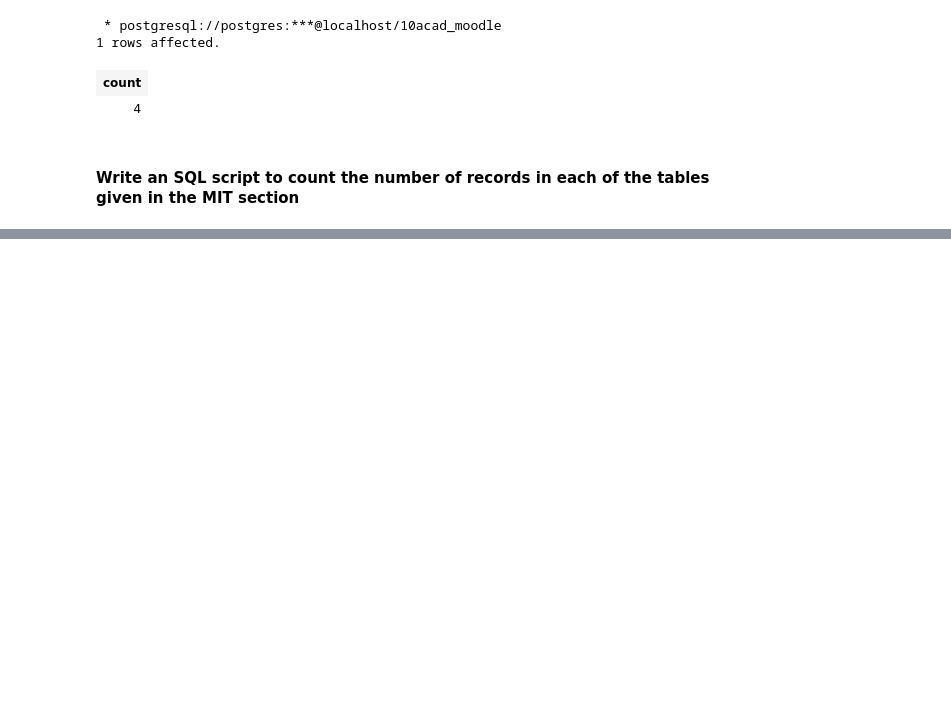
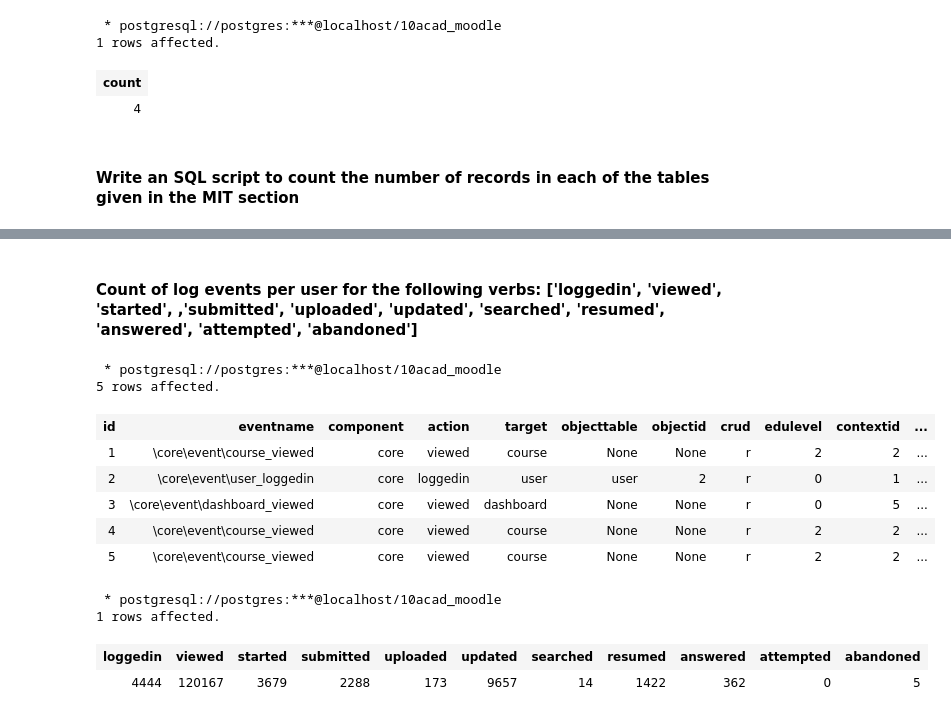
Before and after one commit to tijesunimiolashore/Educational-Data-Log-Analysis, a Jupyter notebook: Educational_Data_Analysis.ipynb, the cells around one changed output, grey strips where cells are left out. Saved outputs shown, nothing was run; the diff lists cells and outputs as text; code cells hidden in the pictures; blank space fills up the shorter version.

```diff
--- a/Educational_Data_Analysis.ipynb
+++ b/Educational_Data_Analysis.ipynb
@@ -96,0 +146,35 @@ SELECT (SELECT COUNT(*) FROM mdl_logstore_standard_log) as mdl_logstore_standard
+# %% [markdown]
+#### Count of log events per user for the following verbs: ['loggedin', 'viewed', 'started', ,'submitted', 'uploaded', 'updated', 'searched', 'resumed', 'answered', 'attempted', 'abandoned']
+# %%
+%%sql
+
+SELECT * FROM mdl_logstore_standard_log LIMIT 5
+# %% [output]
+ * postgresql://postgres:***@localhost/10acad_moodle
+5 rows affected.
+| id | eventname | component | action | target | objecttable | objectid | crud | edulevel | contextid | ... |
+| 1 | \core\event\course_viewed | core | viewed | course | None | None | r | 2 | 2 | ... |
+| 2 | \core\event\user_loggedin | core | loggedin | user | user | 2 | r | 0 | 1 | ... |
+| 3 | \core\event\dashboard_viewed | core | viewed | dashboard | None | None | r | 0 | 5 | ... |
+| 4 | \core\event\course_viewed | core | viewed | course | None | None | r | 2 | 2 | ... |
+| 5 | \core\event\course_viewed | core | viewed | course | None | None | r | 2 | 2 | ... |
+# %%
+%%sql
+
+SELECT
+  (SELECT COUNT(action) AS loggedin FROM mdl_logstore_standard_log WHERE action = 'loggedin'),
+    (SELECT COUNT(action) AS viewed FROM mdl_logstore_standard_log WHERE action = 'viewed'),
+      (SELECT COUNT(action) AS started FROM mdl_logstore_standard_log WHERE action = 'started'),
+        (SELECT COUNT(action) AS submitted FROM mdl_logstore_standard_log WHERE action = 'submitted'),
+          (SELECT COUNT(action) AS uploaded FROM mdl_logstore_standard_log WHERE action = 'uploaded'),
+            (SELECT COUNT(action) AS updated FROM mdl_logstore_standard_log WHERE action = 'updated'),
+              (SELECT COUNT(action) AS searched FROM mdl_logstore_standard_log WHERE action = 'searched'),
+                (SELECT COUNT(action) AS resumed FROM mdl_logstore_standard_log WHERE action = 'resumed'),
+                  (SELECT COUNT(action) AS answered FROM mdl_logstore_standard_log WHERE action = 'answered'),
+                    (SELECT COUNT(action) AS attempted FROM mdl_logstore_standard_log WHERE action = 'attempted'),
+                      (SELECT COUNT(action) AS abandoned FROM mdl_logstore_standard_log WHERE action = 'abandoned')
+# %% [output]
+ * postgresql://postgres:***@localhost/10acad_moodle
+1 rows affected.
+| loggedin | viewed | started | submitted | uploaded | updated | searched | resumed | answered | attempted | abandoned |
+| 4444 | 120167 | 3679 | 2288 | 173 | 9657 | 14 | 1422 | 362 | 0 | 5 |
```
Also changed, not shown: parts of 14 cells of this notebook.
